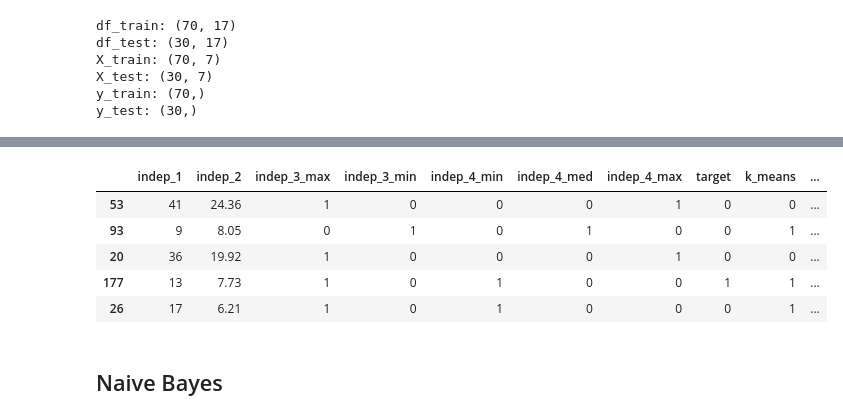
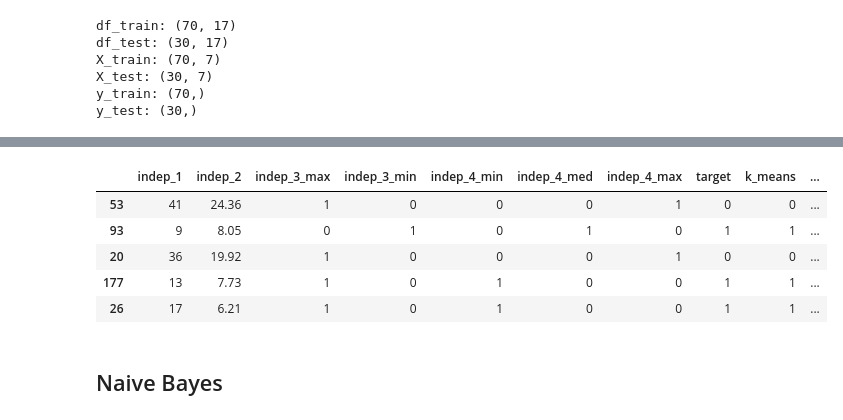
Before and after one commit to Laboratorio-de-Analise-de-Dados/disciplina_python_ml, a Jupyter notebook: dev/script/aulas_teoricas/03-aula-05_03-classif_2026-07-14.ipynb, the cells around one changed output, grey strips where cells are left out. Saved outputs shown, nothing was run; the diff lists cells and outputs as text; code cells hidden in the pictures.

```diff
--- a/dev/script/aulas_teoricas/03-aula-05_03-classif_2026-07-14.ipynb
+++ b/dev/script/aulas_teoricas/03-aula-05_03-classif_2026-07-14.ipynb
@@ -1597,17 +1596,17 @@ weighted avg       0.94      0.93      0.92        30
 # %%
 df_8['gbm'] = gb.predict(df_8.loc[:, indep])
 
-dump(df_8, './data/05_aula_df_8')
+# dump(df_8, './data/05_aula_df_8')
 df_9 = load('./data/05_aula_df_8')
 
 df_9.head()
 # %% [output]
 |  | indep_1 | indep_2 | indep_3_max | indep_3_min | indep_4_min | indep_4_med | indep_4_max | target | k_means | ... |
 | 53 | 41 | 24.36 | 1 | 0 | 0 | 0 | 1 | 0 | 0 | ... |
-| 93 | 9 | 8.05 | 0 | 1 | 0 | 1 | 0 | 0 | 1 | ... |
+| 93 | 9 | 8.05 | 0 | 1 | 0 | 1 | 0 | 1 | 1 | ... |
 | 20 | 36 | 19.92 | 1 | 0 | 0 | 0 | 1 | 0 | 0 | ... |
 | 177 | 13 | 7.73 | 1 | 0 | 1 | 0 | 0 | 1 | 1 | ... |
-| 26 | 17 | 6.21 | 1 | 0 | 1 | 0 | 0 | 0 | 1 | ... |
+| 26 | 17 | 6.21 | 1 | 0 | 1 | 0 | 0 | 1 | 1 | ... |
 # %% [markdown]
 ## Naive Bayes
 # %%
```
Also changed, not shown: parts of 56 cells of this notebook, 25 other files.
